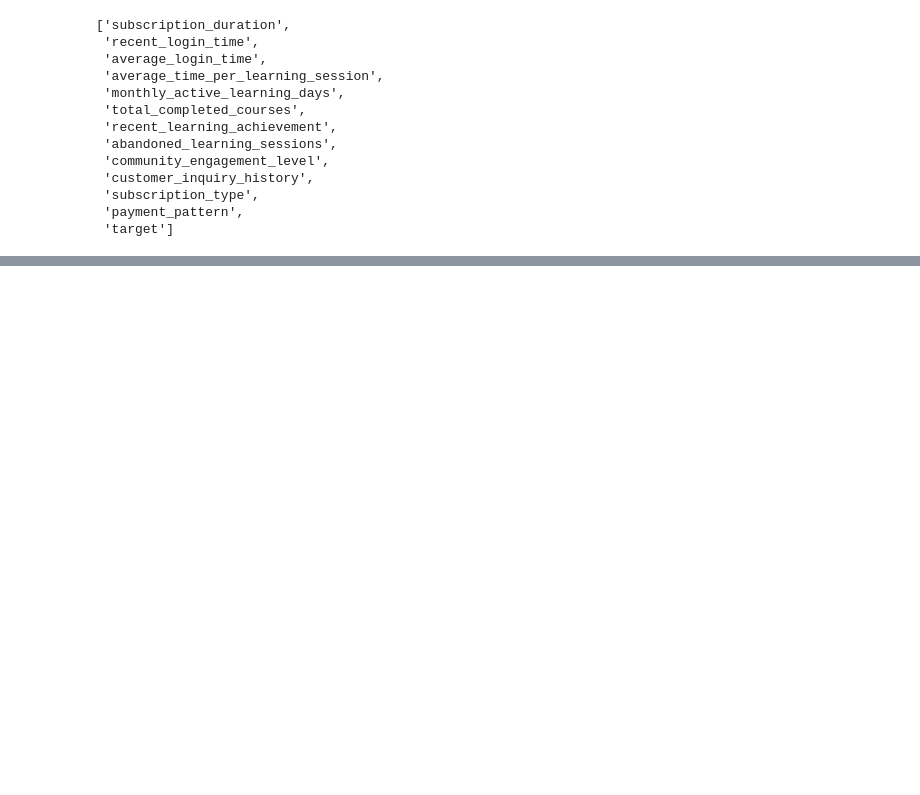
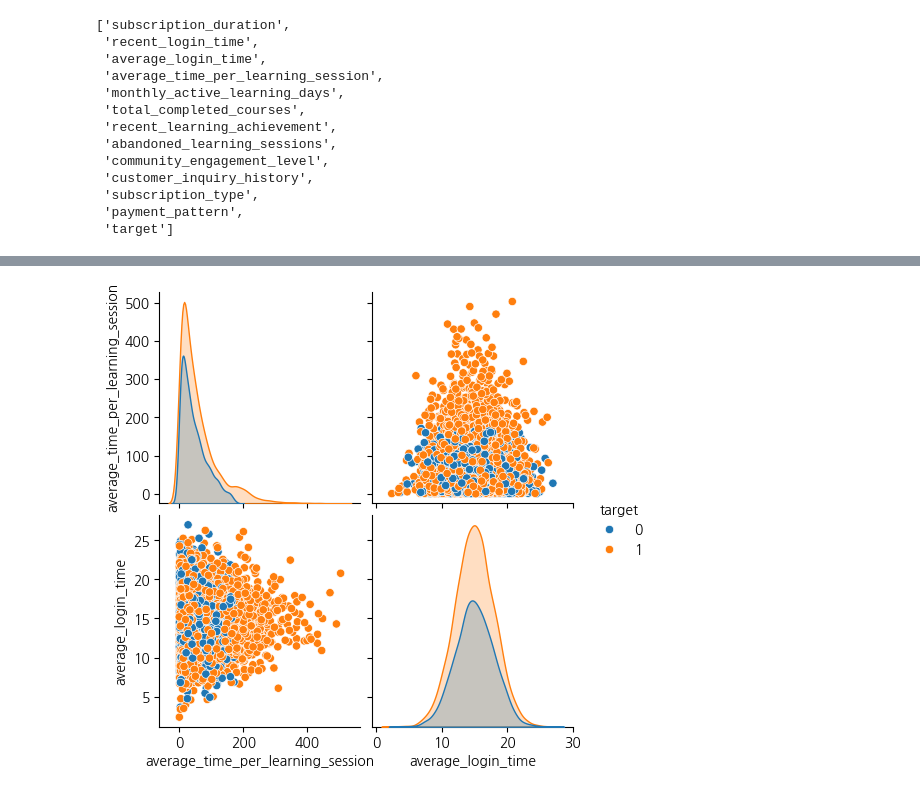
Before and after one commit to min01118/WASSUP4, a Jupyter notebook: 05_Data_Analysis/DA_Mini_Project.ipynb, the cells around one changed output, grey strips where cells are left out. Cells and saved outputs as stored; diff of their text form; code cells hidden in the pictures; blank space fills up the shorter version.

```diff
--- a/05_Data_Analysis/DA_Mini_Project.ipynb
+++ b/05_Data_Analysis/DA_Mini_Project.ipynb
@@ -551,0 +568,6 @@ df['preferred_difficulty_level_num']=df['preferred_difficulty_level'].apply(lamb
+# %%
+sns.pairplot(df[["average_time_per_learning_session","average_login_time","target"]], hue="target" )
+plt.title("")
+plt.show()
+# %% [output]
+[figure, added]
```
Also changed, not shown: parts of 17 cells of this notebook, 1 other file.
